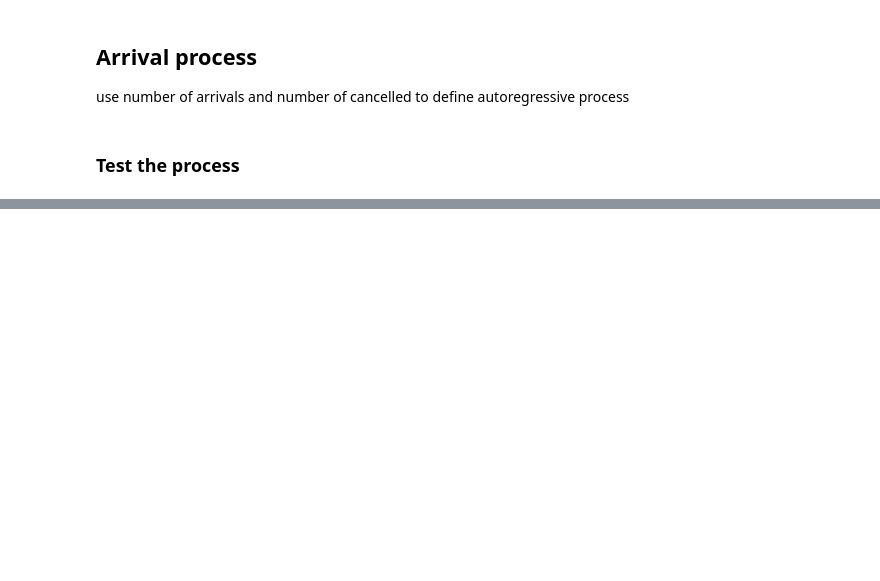
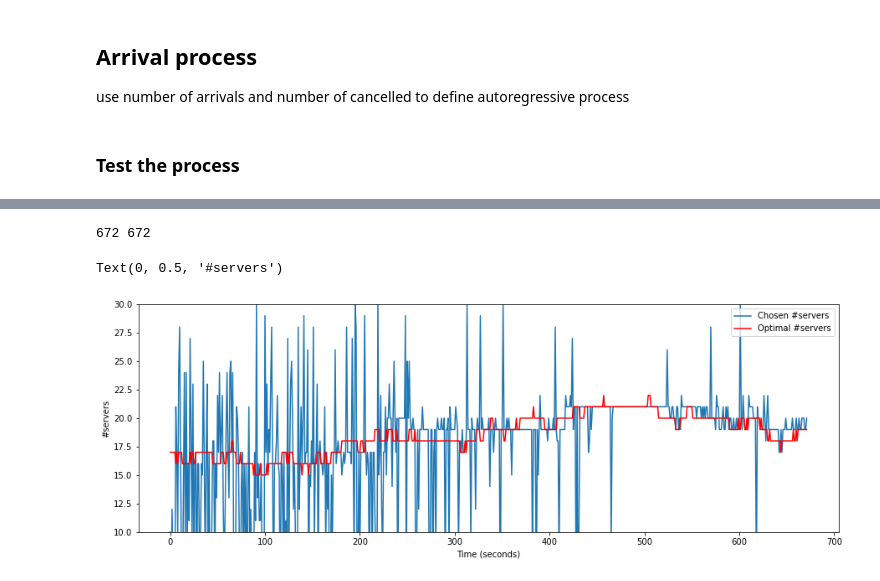
Before and after one commit to julianvanmeggelen/AdaptiveLoadBalancing, a Jupyter notebook: experiments/AREpsilonGreedy.ipynb, the cells around one changed output, grey strips where cells are left out. Cells and saved outputs as stored; diff of their text form; code cells hidden in the pictures; blank space fills up the shorter version.

```diff
--- a/experiments/AREpsilonGreedy.ipynb
+++ b/experiments/AREpsilonGreedy.ipynb
@@ -91,6 +159,24 @@ plt.plot(env.log['numberOfServers'])
 plt.plot(env.log['arrivalsPerSecond'])
 plt.ylabel('Arrivals')
 plt.xlabel('Time (seconds)')
+# %%
+pred = np.array(env.log['numberOfServers'][::2])
+real = np.array([getOptServer(_) for _ in env.log['arrivalsPerSecond'][1:-1]])
+ged = np.array(env.log['greedyEpsilonActionType'])
+print(len(pred), len(real))
+plt.figure(figsize=(15,5))
+plt.plot(pred, label='Chosen #servers')
+plt.plot(real, color='red', label='Optimal #servers')
+plt.legend()
+plt.ylim(10,30)
+plt.xlabel('Time (seconds)')
+plt.ylabel('#servers')
+
+#plt.scatter(pred[ged==1],real[ged==1])
+# %% [output]
+672 672
+Text(0, 0.5, '#servers')
+[figure, added]
 # %%
 pred = np.array(env.log['numberOfServers'][::2])
 real = np.array([getOptServer(_) for _ in env.log['arrivalsPerSecond'][1:-1]])
```
Also changed, not shown: parts of 3 cells of this notebook, 3 other files.
